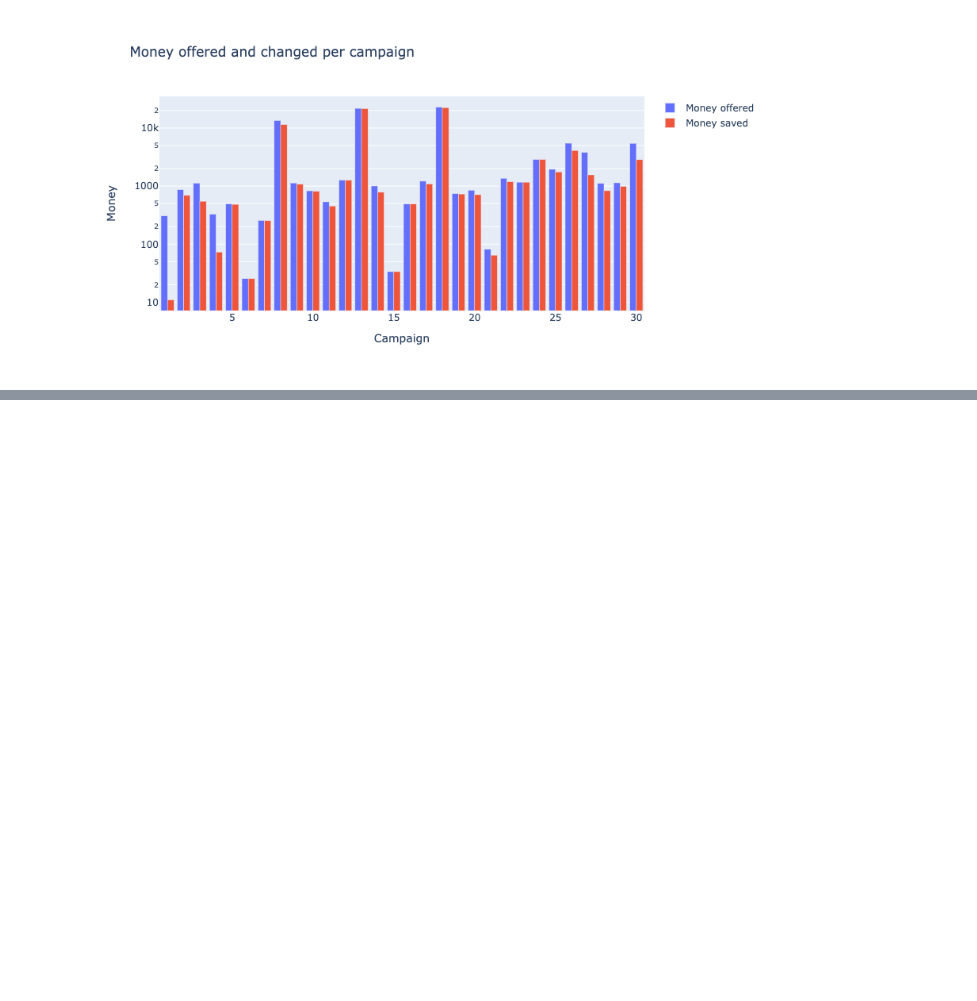
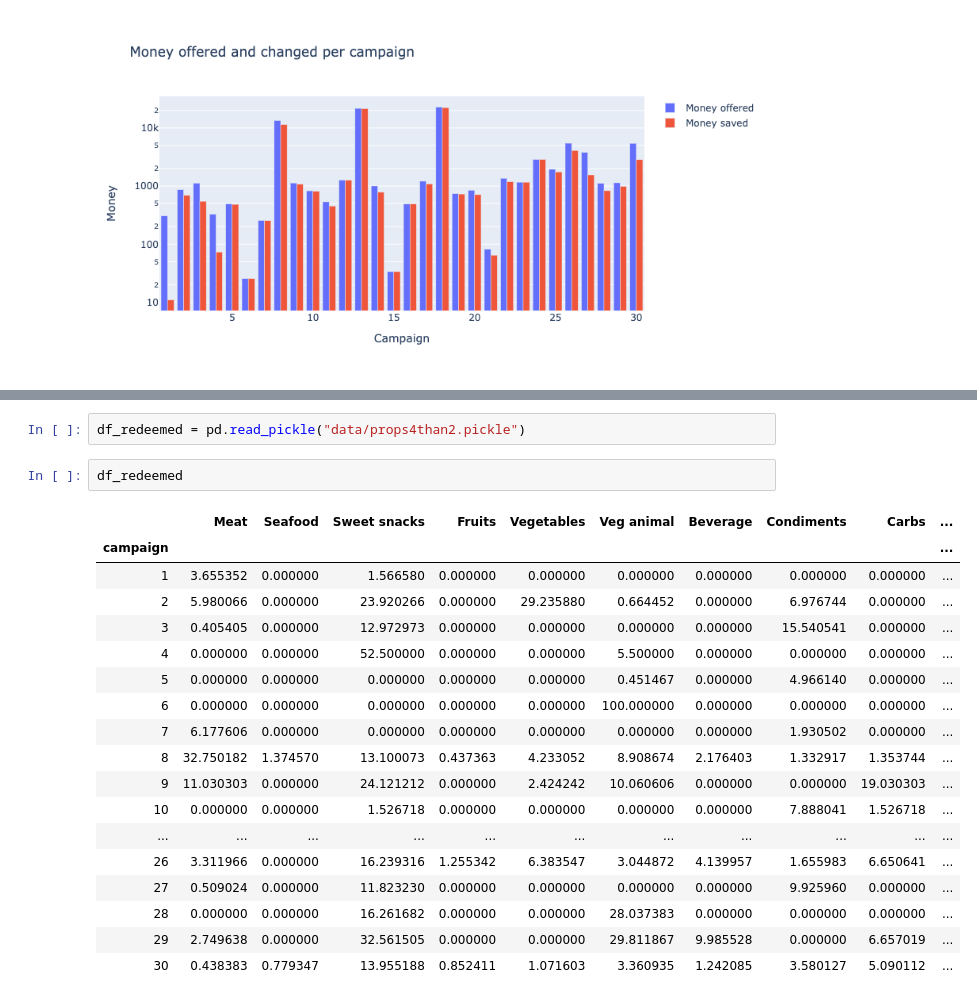
Before and after one commit to whateverforever/ada-2019-project, a Jupyter notebook: plotly.ipynb, the cells around one changed output, grey strips where cells are left out. Drawn from its saved outputs; the diff is of its cells as text; blank space fills up the shorter version.

```diff
--- a/plotly.ipynb
+++ b/plotly.ipynb
@@ -141,0 +193,23 @@ fig5.update_layout(
+# %%
+df_redeemed = pd.read_pickle("data/props4than2.pickle")
+# %%
+df_redeemed
+# %% [output]
+|  | Meat | Seafood | Sweet snacks | Fruits | Vegetables | Veg animal | Beverage | Condiments | Carbs | ... |
+| campaign |  |  |  |  |  |  |  |  |  | ... |
+| 1 | 3.655352 | 0.000000 | 1.566580 | 0.000000 | 0.000000 | 0.000000 | 0.000000 | 0.000000 | 0.000000 | ... |
+| 2 | 5.980066 | 0.000000 | 23.920266 | 0.000000 | 29.235880 | 0.664452 | 0.000000 | 6.976744 | 0.000000 | ... |
+| 3 | 0.405405 | 0.000000 | 12.972973 | 0.000000 | 0.000000 | 0.000000 | 0.000000 | 15.540541 | 0.000000 | ... |
+| 4 | 0.000000 | 0.000000 | 52.500000 | 0.000000 | 0.000000 | 5.500000 | 0.000000 | 0.000000 | 0.000000 | ... |
+| 5 | 0.000000 | 0.000000 | 0.000000 | 0.000000 | 0.000000 | 0.451467 | 0.000000 | 4.966140 | 0.000000 | ... |
+| 6 | 0.000000 | 0.000000 | 0.000000 | 0.000000 | 0.000000 | 100.000000 | 0.000000 | 0.000000 | 0.000000 | ... |
+| 7 | 6.177606 | 0.000000 | 0.000000 | 0.000000 | 0.000000 | 0.000000 | 0.000000 | 1.930502 | 0.000000 | ... |
+| 8 | 32.750182 | 1.374570 | 13.100073 | 0.437363 | 4.233052 | 8.908674 | 2.176403 | 1.332917 | 1.353744 | ... |
+| 9 | 11.030303 | 0.000000 | 24.121212 | 0.000000 | 2.424242 | 10.060606 | 0.000000 | 0.000000 | 19.030303 | ... |
+| 10 | 0.000000 | 0.000000 | 1.526718 | 0.000000 | 0.000000 | 0.000000 | 0.000000 | 7.888041 | 1.526718 | ... |
+| ... | ... | ... | ... | ... | ... | ... | ... | ... | ... | ... |
+| 26 | 3.311966 | 0.000000 | 16.239316 | 1.255342 | 6.383547 | 3.044872 | 4.139957 | 1.655983 | 6.650641 | ... |
+| 27 | 0.509024 | 0.000000 | 11.823230 | 0.000000 | 0.000000 | 0.000000 | 0.000000 | 9.925960 | 0.000000 | ... |
+| 28 | 0.000000 | 0.000000 | 16.261682 | 0.000000 | 0.000000 | 28.037383 | 0.000000 | 0.000000 | 0.000000 | ... |
+| 29 | 2.749638 | 0.000000 | 32.561505 | 0.000000 | 0.000000 | 29.811867 | 9.985528 | 0.000000 | 6.657019 | ... |
+| 30 | 0.438383 | 0.779347 | 13.955188 | 0.852411 | 1.071603 | 3.360935 | 1.242085 | 3.580127 | 5.090112 | ... |
```
Also changed, not shown: parts of 13 cells of this notebook, 7 other files.
